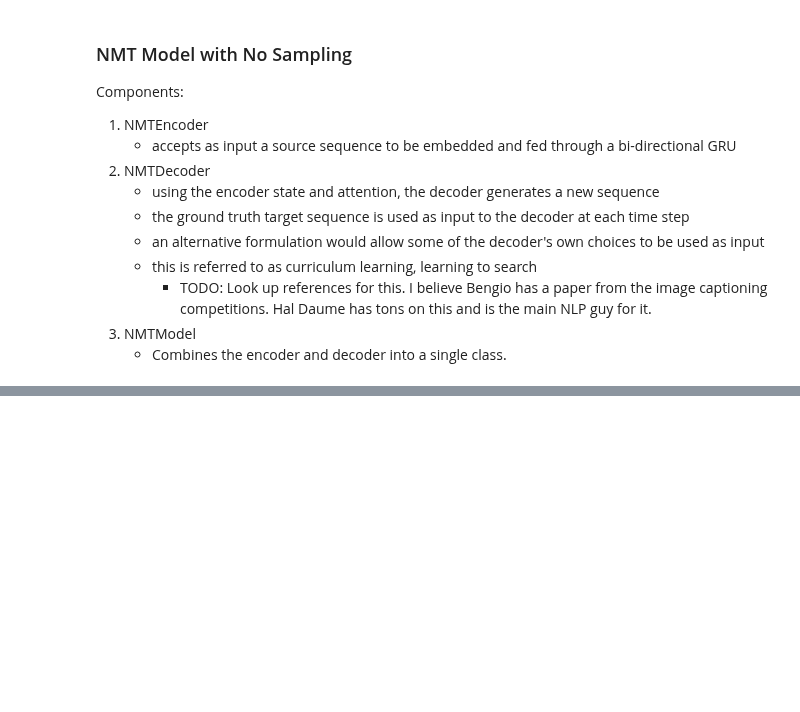
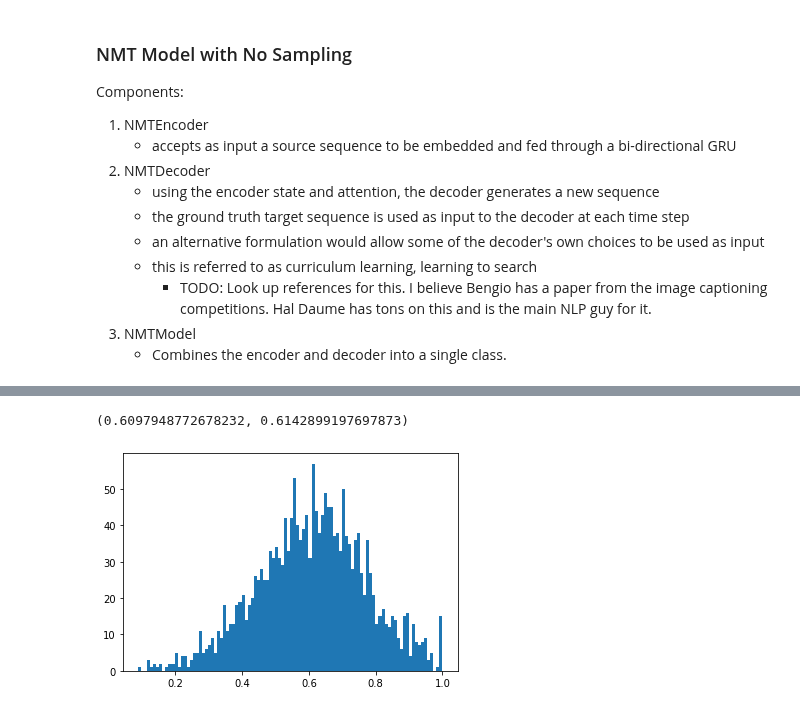
Before and after one commit to pardeep-singh/NLP-with-PyTorch, a Jupyter notebook: chapters/chapter08_advance_sequence_modeling_for_nlp.ipynb, the cells around one changed output, grey strips where cells are left out. Drawn from its saved outputs; the diff is of its cells as text; code cells hidden in the pictures; blank space fills up the shorter version.

Commit message:
Chapter 08: Advanced Sequence Modeling for Natural Language Processing
- Continue the example implementation.

```diff
--- a/chapters/chapter08_advance_sequence_modeling_for_nlp.ipynb
+++ b/chapters/chapter08_advance_sequence_modeling_for_nlp.ipynb
@@ -555,0 +703,18 @@ class NMTModel(nn.Module):
+# %%
+dataset = NMTDataset.load_dataset_and_make_vectorizer(args.dataset_csv)
+dataset.save_vectorizer(args.vectorizer_file)
+vectorizer = dataset.get_vectorizer()
+model = NMTModel(
+    source_vocab_size=len(vectorizer.source_vocab),
+    source_embedding_size=args.source_embedding_size,
+    target_vocab_size=len(vectorizer.target_vocab),
+    target_embedding_size=args.target_embedding_size,
+    encoding_size=args.encoding_size,
+    target_bos_index=vectorizer.target_vocab.begin_seq_index,
+)
+print(model)
+model = model.to(args.device)
+optimizer = optim.Adam(model.parameters(), lr=args.learning_rate)
+scheduler = optim.lr_scheduler.ReduceLROnPlateau(
+    optimizer=optimizer, mode="min", factor=0.5, patience=1
+)
@@ -555,0 +892,6 @@ class NMTModel(nn.Module):
+# %%
+from nltk.translate import bleu_score
+import seaborn as sns
+import matplotlib.pyplot as plt
+
+chencherry = bleu_score.SmoothingFunction()
@@ -555,0 +1020,13 @@ class NMTModel(nn.Module):
+# %%
+model = model.eval().to(args.device)
+sampler = NMTSampler(vectorizer, model)
+
+dataset.set_split("test")
+batch_generator = generate_nmt_batches(
+    dataset, batch_size=args.batch_size, device=args.device
+)
+test_results = []
+for batch_dict in batch_generator:
+    sampler.apply_to_batch(batch_dict)
+    for i in range(args.batch_size):
+        test_results.append(sampler.get_ith_item(i, False))
@@ -555,0 +1035,8 @@ class NMTModel(nn.Module):
+# %%
+plt.hist([r["bleu-4"] for r in test_results], bins=100)
+np.mean([r["bleu-4"] for r in test_results],), np.median(
+    [r["bleu-4"] for r in test_results],
+)
+# %% [output]
+(0.6097948772678232, 0.6142899197697873)
+[figure, added]
```
Also changed, not shown: parts of 22 cells of this notebook, 1 other file.
